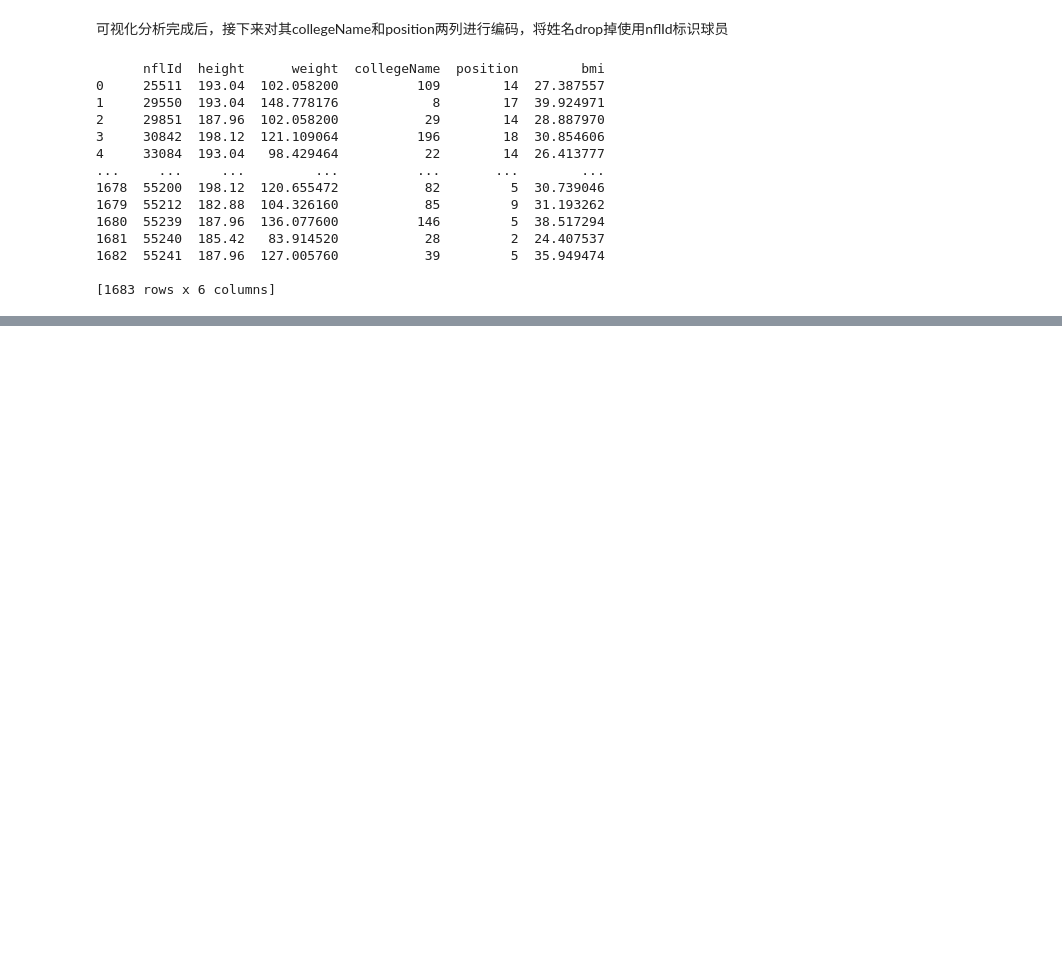
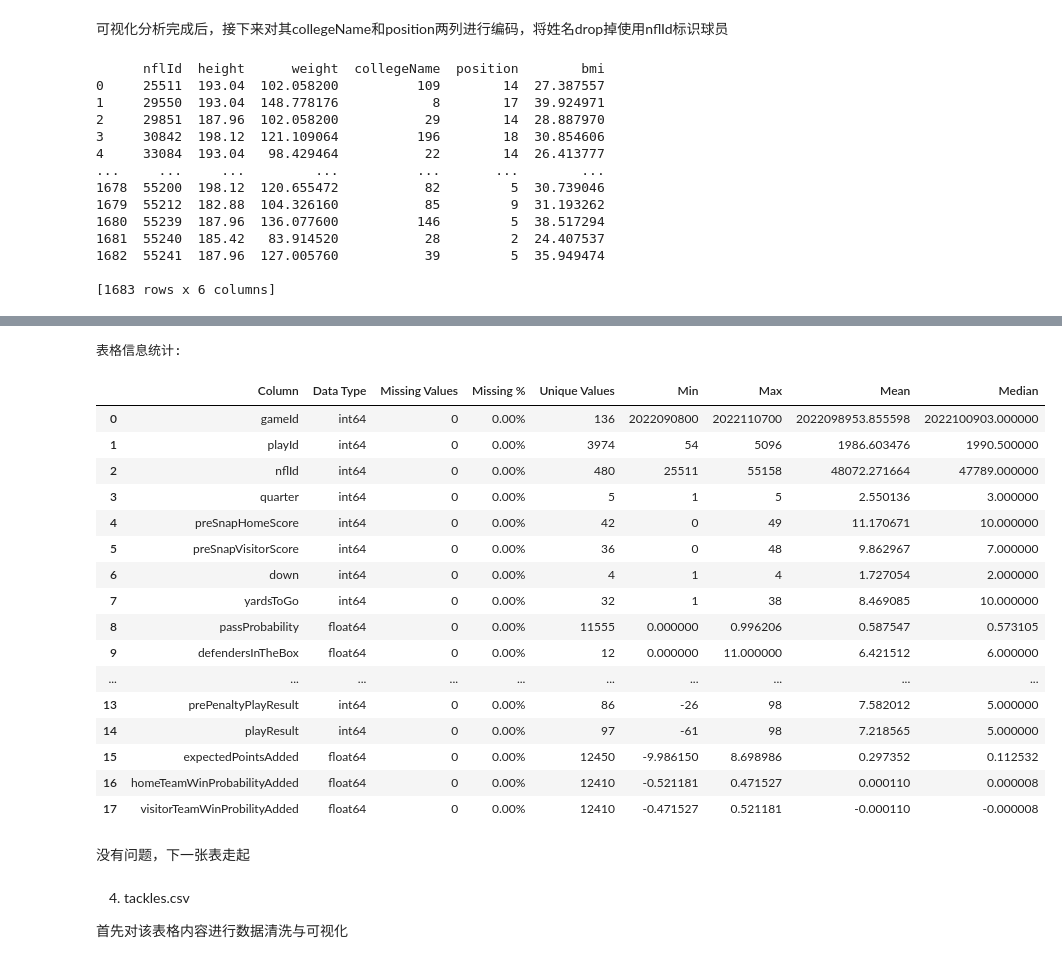
Before and after one commit to doctorzu/2024NFL-JNU, a Jupyter notebook: Code/Analysis/test.ipynb, the cells around one changed output, grey strips where cells are left out. Saved outputs shown, nothing was run; the diff lists cells and outputs as text; code cells hidden in the pictures; blank space fills up the shorter version.

```diff
--- a/Code/Analysis/test.ipynb
+++ b/Code/Analysis/test.ipynb
@@ -572,0 +1130,13 @@ print(players_data)
+# %%
+# 列名列表，保留的列
+columns_to_keep = [
+    'gameId', 'playId', 'nflId', 'quarter', 'preSnapHomeScore', 'preSnapVisitorScore', 'down',
+    'yardsToGo', 'passProbability', 'defendersInTheBox', 'expectedPoints',
+    'preSnapHomeTeamWinProbability', 'preSnapVisitorTeamWinProbability',
+    'prePenaltyPlayResult', 'playResult', 'expectedPointsAdded',
+    'homeTeamWinProbabilityAdded', 'visitorTeamWinProbilityAdded',
+]
+
+# 删除除了指定列之外的所有列
+plays_data_cleaned = plays_data[columns_to_keep]
+plays_data_cleaned.head()
@@ -572,0 +1150,28 @@ print(players_data)
+# %%
+# 调用函数并打印生成的表格
+plays_data_summary = generate_summary_table(plays_data_cleaned)
+# %% [output]
+表格信息统计:
+|  | Column | Data Type | Missing Values | Missing % | Unique Values | Min | Max | Mean | Median |
+| 0 | gameId | int64 | 0 | 0.00% | 136 | 2022090800 | 2022110700 | 2022098953.855598 | 2022100903.000000 |
+| 1 | playId | int64 | 0 | 0.00% | 3974 | 54 | 5096 | 1986.603476 | 1990.500000 |
+| 2 | nflId | int64 | 0 | 0.00% | 480 | 25511 | 55158 | 48072.271664 | 47789.000000 |
+| 3 | quarter | int64 | 0 | 0.00% | 5 | 1 | 5 | 2.550136 | 3.000000 |
+| 4 | preSnapHomeScore | int64 | 0 | 0.00% | 42 | 0 | 49 | 11.170671 | 10.000000 |
+| 5 | preSnapVisitorScore | int64 | 0 | 0.00% | 36 | 0 | 48 | 9.862967 | 7.000000 |
+| 6 | down | int64 | 0 | 0.00% | 4 | 1 | 4 | 1.727054 | 2.000000 |
+| 7 | yardsToGo | int64 | 0 | 0.00% | 32 | 1 | 38 | 8.469085 | 10.000000 |
+| 8 | passProbability | float64 | 0 | 0.00% | 11555 | 0.000000 | 0.996206 | 0.587547 | 0.573105 |
+| 9 | defendersInTheBox | float64 | 0 | 0.00% | 12 | 0.000000 | 11.000000 | 6.421512 | 6.000000 |
+| ... | ... | ... | ... | ... | ... | ... | ... | ... | ... |
+| 13 | prePenaltyPlayResult | int64 | 0 | 0.00% | 86 | -26 | 98 | 7.582012 | 5.000000 |
+| 14 | playResult | int64 | 0 | 0.00% | 97 | -61 | 98 | 7.218565 | 5.000000 |
+| 15 | expectedPointsAdded | float64 | 0 | 0.00% | 12450 | -9.986150 | 8.698986 | 0.297352 | 0.112532 |
+| 16 | homeTeamWinProbabilityAdded | float64 | 0 | 0.00% | 12410 | -0.521181 | 0.471527 | 0.000110 | 0.000008 |
+| 17 | visitorTeamWinProbilityAdded | float64 | 0 | 0.00% | 12410 | -0.471527 | 0.521181 | -0.000110 | -0.000008 |
+# %% [markdown]
+没有问题，下一张表走起
+# %% [markdown]
+4. tackles.csv
+
+首先对该表格内容进行数据清洗与可视化
```
Also changed, not shown: parts of 75 cells of this notebook, 2 other files.
